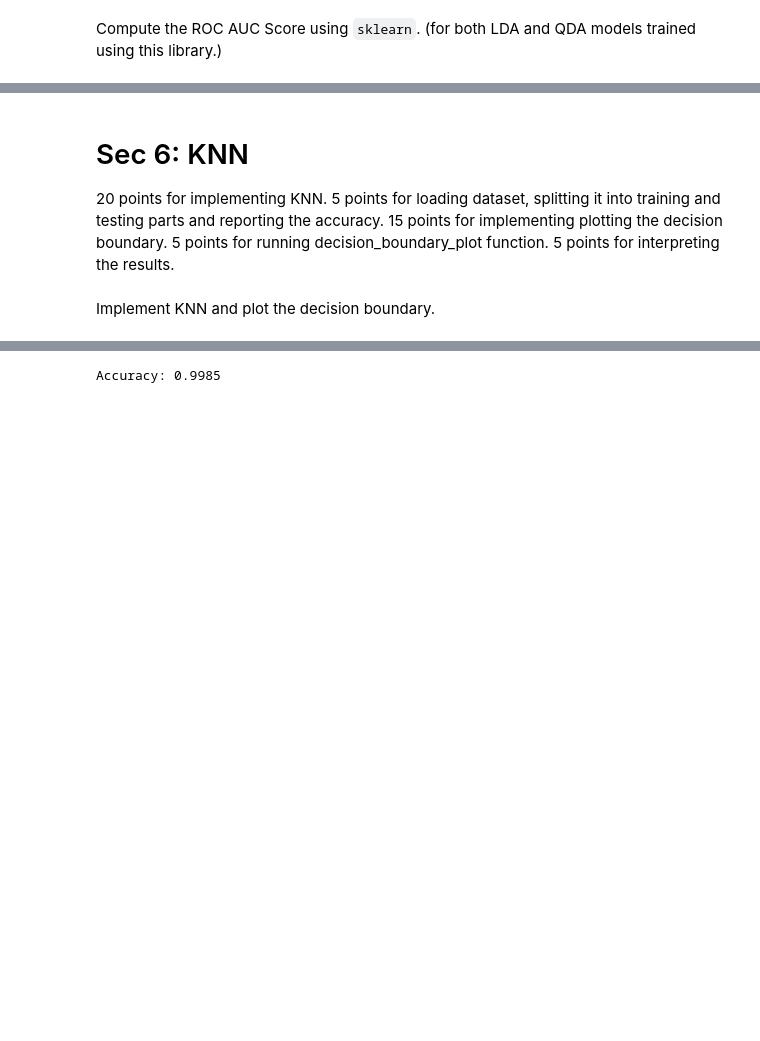
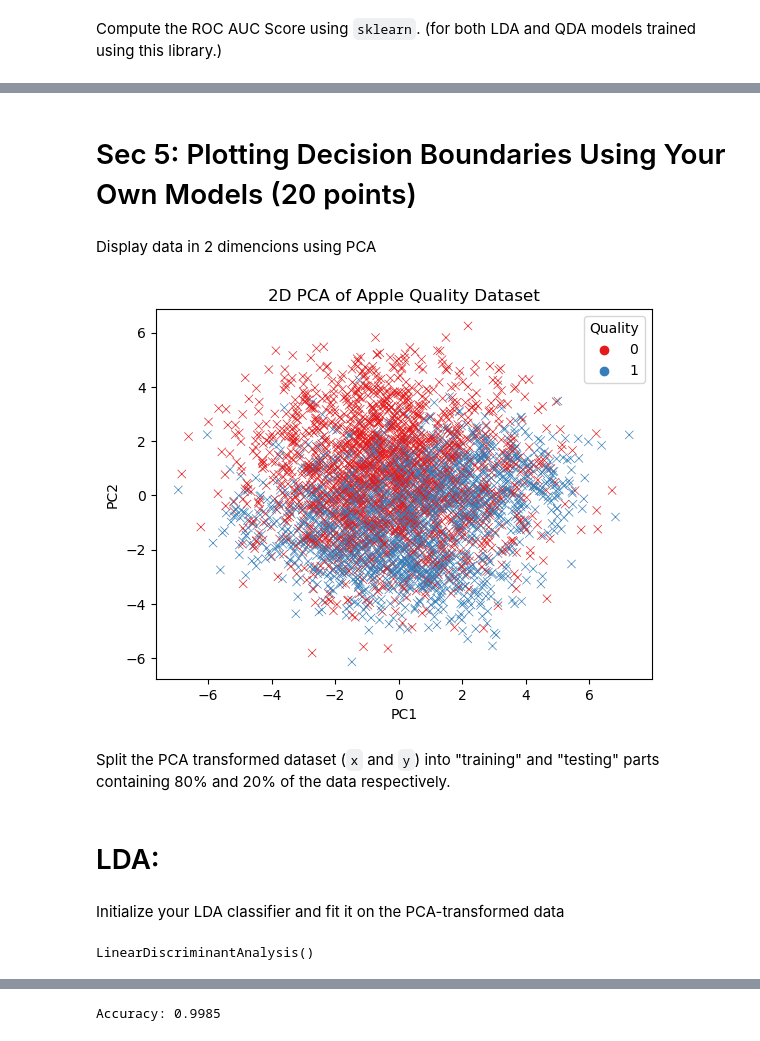
Before and after one commit to AmirMohammadFakhimi/ML-HW2, a Jupyter notebook: ML-HW-Answer.ipynb, the cells around one changed output, grey strips where cells are left out. Drawn from its saved outputs; the diff is of its cells as text; code cells hidden in the pictures; blank space fills up the shorter version.

```diff
--- a/ML-HW-Answer.ipynb
+++ b/ML-HW-Answer.ipynb
@@ -384,11 +381,18 @@ print(roc_auc_score(y_test, y_pred_skqda))
 0.8134962106793092
-# %% [markdown]
-# Sec 6: KNN
-
-20 points for implementing KNN.
-5 points for loading dataset, splitting it into training and testing parts and reporting the accuracy.
-15 points for implementing plotting the decision boundary.
-5 points for running decision_boundary_plot function.
-5 points for interpreting the results.
-# %% [markdown]
-Implement KNN and plot the decision boundary.
+# %% [markdown]
+# Sec 5: Plotting Decision Boundaries Using Your Own Models (20 points)
+# %% [markdown]
+Display data in 2 dimencions using PCA
+# %%
+pca = PCA(n_components=2)
+X_pca = pca.fit_transform(X)
+
+X_pca_df = pd.DataFrame(data=X_pca, columns=["PC1", "PC2"])
+X_pca_df['Quality'] = y
+
+sns.scatterplot(data=X_pca_df, x="PC1", y="PC2", hue="Quality", palette="Set1", marker='x')
+
+plt.title('2D PCA of Apple Quality Dataset')
+plt.show()
+# %% [output]
+[figure, added]
@@ -394,0 +427,2 @@ Implement KNN and plot the decision boundary.
+# %% [markdown]
+Split the PCA transformed dataset (`x` and `y`) into "training" and "testing" parts containing 80% and 20% of the data respectively.
@@ -394,0 +431,9 @@ Implement KNN and plot the decision boundary.
+# %% [markdown]
+# LDA:
+# %% [markdown]
+Initialize your LDA classifier and fit it on the PCA-transformed data
+# %%
+db_lda = LDA()
+db_lda.fit(X_train, y_train)
+# %% [output]
+LinearDiscriminantAnalysis()
```
Also changed, not shown: parts of 30 cells of this notebook, 1 other file.
